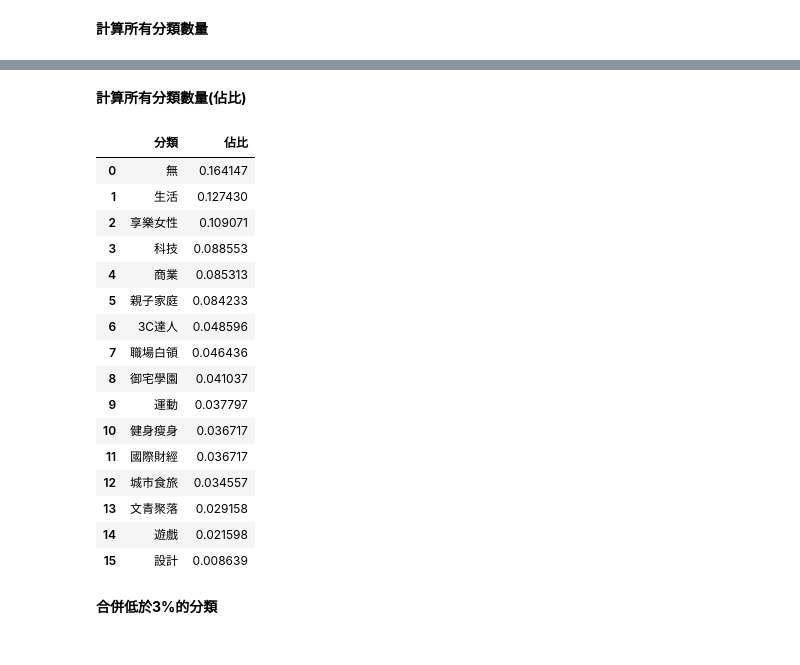
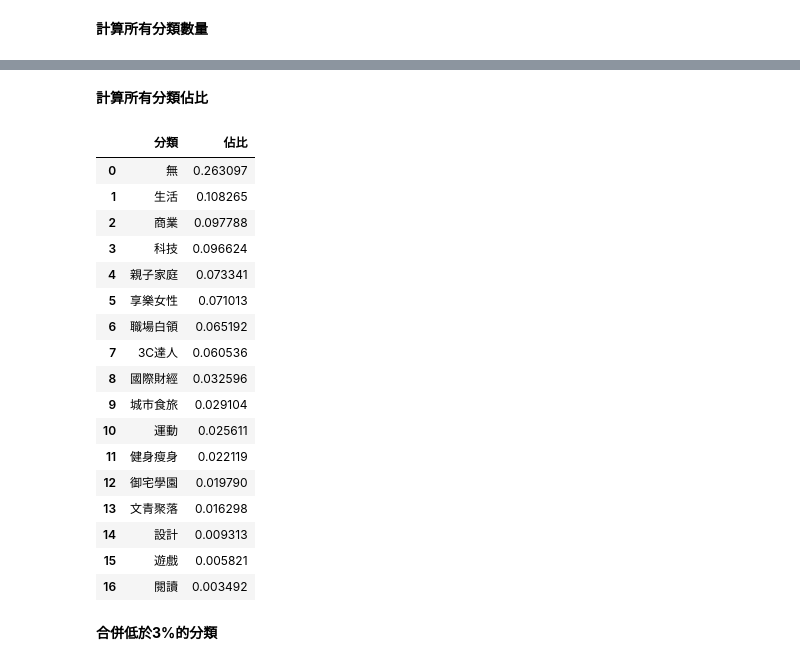
Before and after one commit to FelixYangPersonal/1st-PyCrawlerMarathon, a Jupyter notebook: homework/Day038_040_Independent_Study.ipynb, the cells around one changed output, grey strips where cells are left out. Drawn from its saved outputs; the diff is of its cells as text; code cells hidden in the pictures.

```diff
--- a/homework/Day038_040_Independent_Study.ipynb
+++ b/homework/Day038_040_Independent_Study.ipynb
@@ -208,5 +199,8 @@ browser.quit();
 # %% [markdown]
 **觀看JSON資料**
 # %%
-print(json.dumps(json.loads(BeautifulSoup(html_list[0], 'lxml').pre.text),
-                 indent=4, sort_keys=False, ensure_ascii=False))
+# print(json.dumps(json.loads(str(html_list[0])),
+#                  indent=4,
+#                  sort_keys=False,
+#                  ensure_ascii=False
+#                 ))
@@ -330,10 +410,10 @@ df2
 **計算所有分類數量**
 # %%
 # 重組分類
-category_list = ', '.join(df2['分類'].values.tolist()).split(', ')
+category_list = ', '.join(df_section['分類'].values.tolist()).split(', ')
 # 計算
-df3 = pd.Series([category for category in category_list]
-               ).value_counts().sort_index().rename_axis('分類').reset_index(name='次數')
-df3
+df_cat = pd.Series([category for category in category_list]
+                  ).value_counts().sort_index().rename_axis('分類').reset_index(name='次數')
+df_cat
 # %% [output]
 |  | 分類 | 次數 |
@@ -356,29 +437,29 @@ df3
-# %% [markdown]
-**計算所有分類數量(佔比)**
+# %% [markdown]
+**計算所有分類佔比**
 # %%
-df3 = pd.Series([category for category in category_list]
-               ).value_counts(normalize=True
-                             ).sort_index().rename_axis('分類').reset_index(name='佔比')
-df3 = df3.sort_values(by=['佔比'], ascending=False).reset_index(drop=True)
-df3
+df_cat = pd.Series([category for category in category_list]
+                  ).value_counts(normalize=True).sort_index().rename_axis('分類').reset_index(name='佔比')
+df_cat = df_cat.sort_values(by=['佔比'], ascending=False).reset_index(drop=True)
+df_cat
 # %% [output]
 |  | 分類 | 佔比 |
-| 0 | 無 | 0.164147 |
-| 1 | 生活 | 0.127430 |
-| 2 | 享樂女性 | 0.109071 |
-| 3 | 科技 | 0.088553 |
-| 4 | 商業 | 0.085313 |
-| 5 | 親子家庭 | 0.084233 |
-| 6 | 3C達人 | 0.048596 |
-| 7 | 職場白領 | 0.046436 |
-| 8 | 御宅學園 | 0.041037 |
-| 9 | 運動 | 0.037797 |
-| 10 | 健身瘦身 | 0.036717 |
-| 11 | 國際財經 | 0.036717 |
-| 12 | 城市食旅 | 0.034557 |
-| 13 | 文青聚落 | 0.029158 |
-| 14 | 遊戲 | 0.021598 |
-| 15 | 設計 | 0.008639 |
+| 0 | 無 | 0.263097 |
+| 1 | 生活 | 0.108265 |
+| 2 | 商業 | 0.097788 |
+| 3 | 科技 | 0.096624 |
+| 4 | 親子家庭 | 0.073341 |
+| 5 | 享樂女性 | 0.071013 |
+| 6 | 職場白領 | 0.065192 |
+| 7 | 3C達人 | 0.060536 |
+| 8 | 國際財經 | 0.032596 |
+| 9 | 城市食旅 | 0.029104 |
+| 10 | 運動 | 0.025611 |
+| 11 | 健身瘦身 | 0.022119 |
+| 12 | 御宅學園 | 0.019790 |
+| 13 | 文青聚落 | 0.016298 |
+| 14 | 設計 | 0.009313 |
+| 15 | 遊戲 | 0.005821 |
+| 16 | 閱讀 | 0.003492 |
 # %% [markdown]
 **合併低於3%的分類**
 # %%
```
Also changed, not shown: parts of 26 cells of this notebook.
